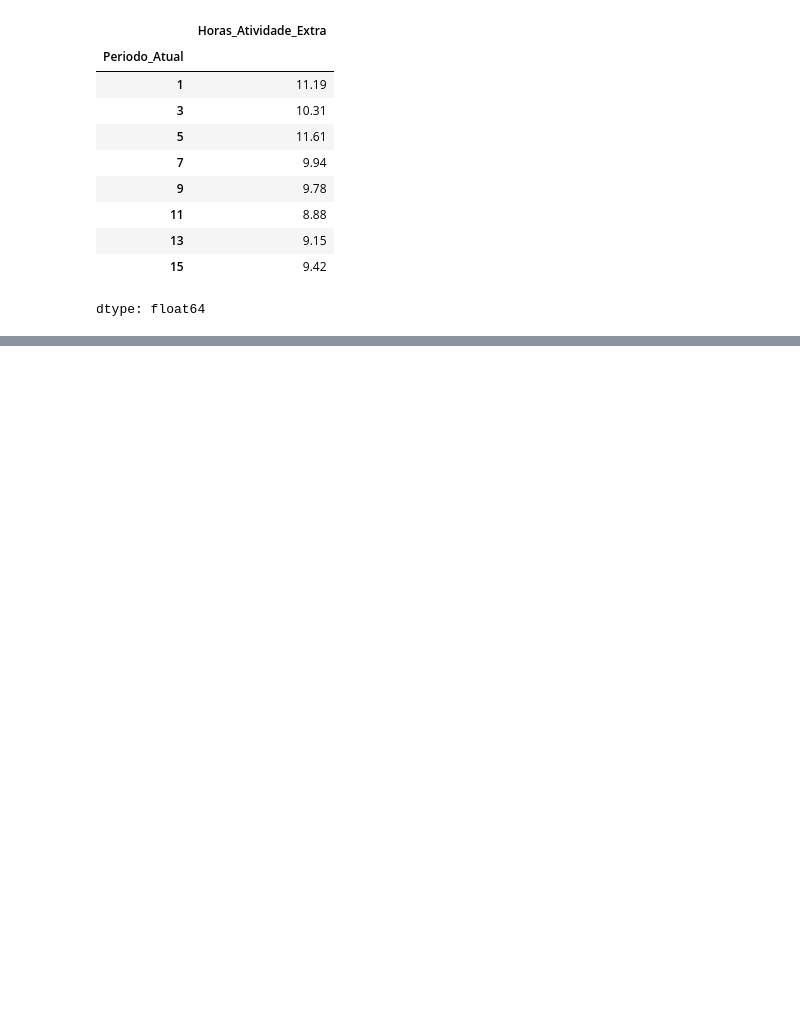
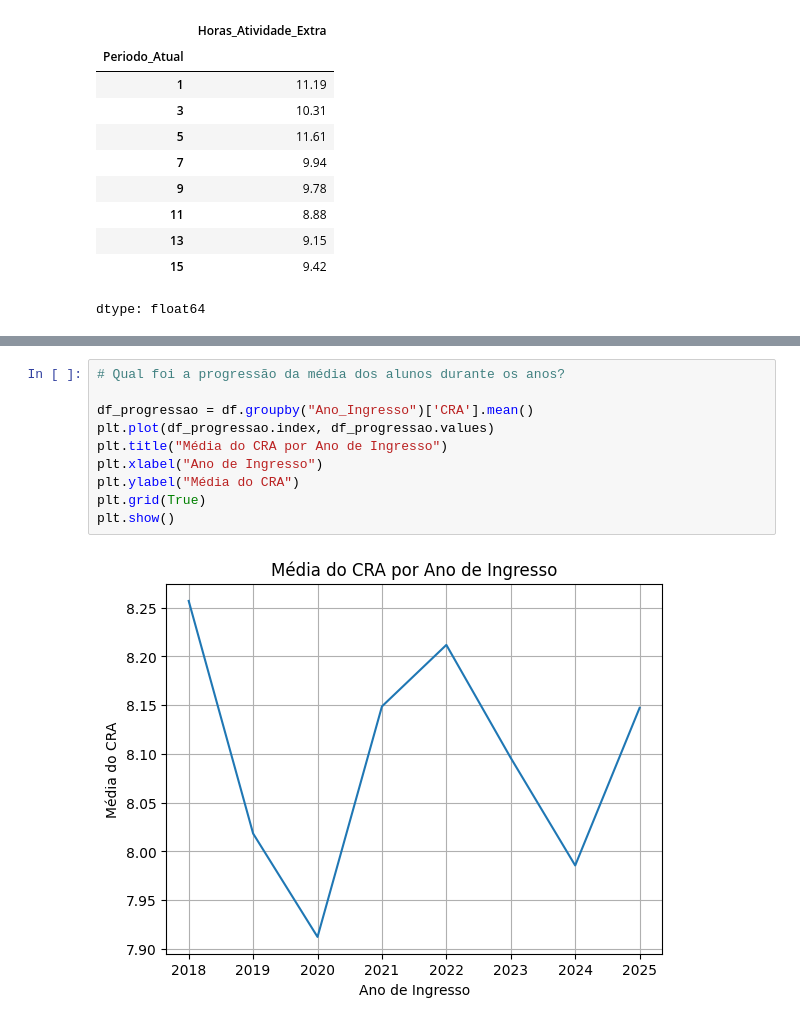
Before and after one commit to helena-varela/Dados-UFRN, a Jupyter notebook: Análise_Exploratória.ipynb, the cells around one changed output, grey strips where cells are left out. Saved outputs shown, nothing was run; the diff lists cells and outputs as text; blank space fills up the shorter version.

```diff
--- a/Análise_Exploratória.ipynb
+++ b/Análise_Exploratória.ipynb
@@ -215,0 +237,12 @@ dtype: int64
+# %%
+# Qual foi a progressão da média dos alunos durante os anos?
+
+df_progressao = df.groupby("Ano_Ingresso")['CRA'].mean()
+plt.plot(df_progressao.index, df_progressao.values)
+plt.title("Média do CRA por Ano de Ingresso")
+plt.xlabel("Ano de Ingresso")
+plt.ylabel("Média do CRA")
+plt.grid(True)
+plt.show()
+# %% [output]
+[figure, added]
```
Also changed, not shown: parts of 5 cells of this notebook.
